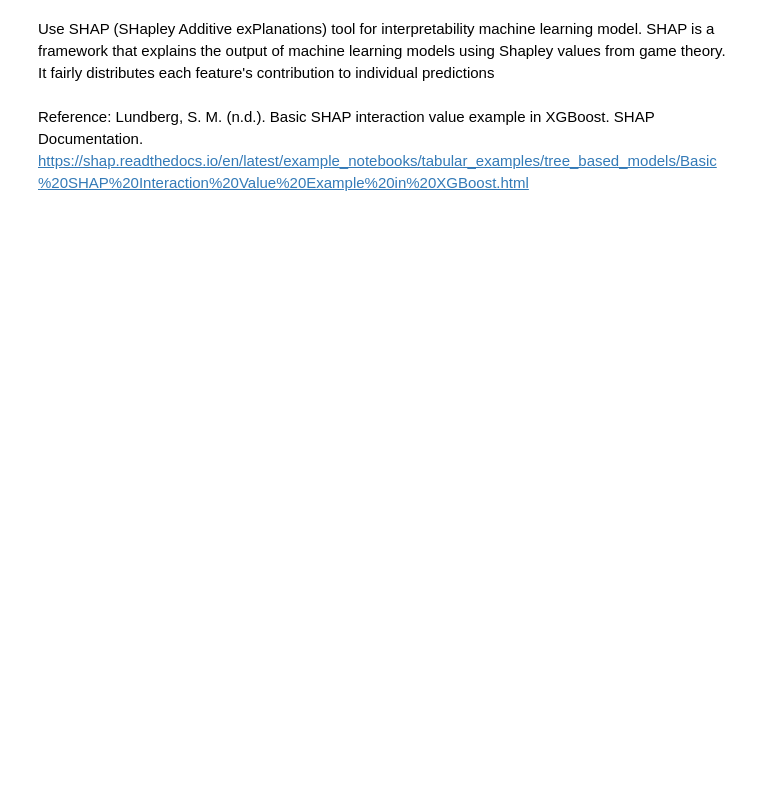
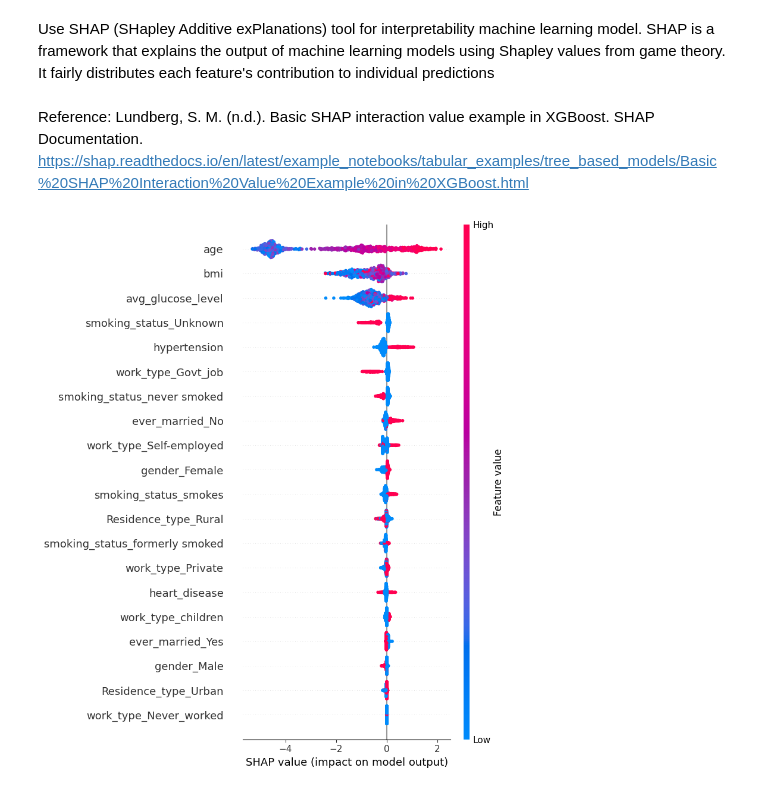
Before and after one commit to Team-6-AAI-501/strokeprediction, a Jupyter notebook: jupyternotebook/aai501StrokePrediction.ipynb, the cells around one changed output. Cells and saved outputs as stored; diff of their text form; code cells hidden in the pictures; blank space fills up the shorter version.

```diff
--- a/jupyternotebook/aai501StrokePrediction.ipynb
+++ b/jupyternotebook/aai501StrokePrediction.ipynb
@@ -631,6 +847,15 @@ Use SHAP (SHapley Additive exPlanations) tool for interpretability machine learn
 # %% [markdown]
 Reference:
 Lundberg, S. M. (n.d.). Basic SHAP interaction value example in XGBoost. SHAP Documentation. https://shap.readthedocs.io/en/latest/example_notebooks/tabular_examples/tree_based_models/Basic%20SHAP%20Interaction%20Value%20Example%20in%20XGBoost.html
+# %%
+#model_name = [xgb]  # Use model objects, not strings
+explainer = shap.TreeExplainer(xgb_before)
+shap_values = explainer.shap_values(X_test_scaled_before)
+shap.summary_plot(shap_values, X_test_scaled_before, feature_names=X_before.columns, show=False)
+plt.savefig('SHAP_values_After.png')
+plt.show()
+# %% [output]
+[figure, added]
 # %%
 
 #model_name = [xgb]  # Use model objects, not strings
```
Also changed, not shown: parts of 19 cells of this notebook, 1 other file.
